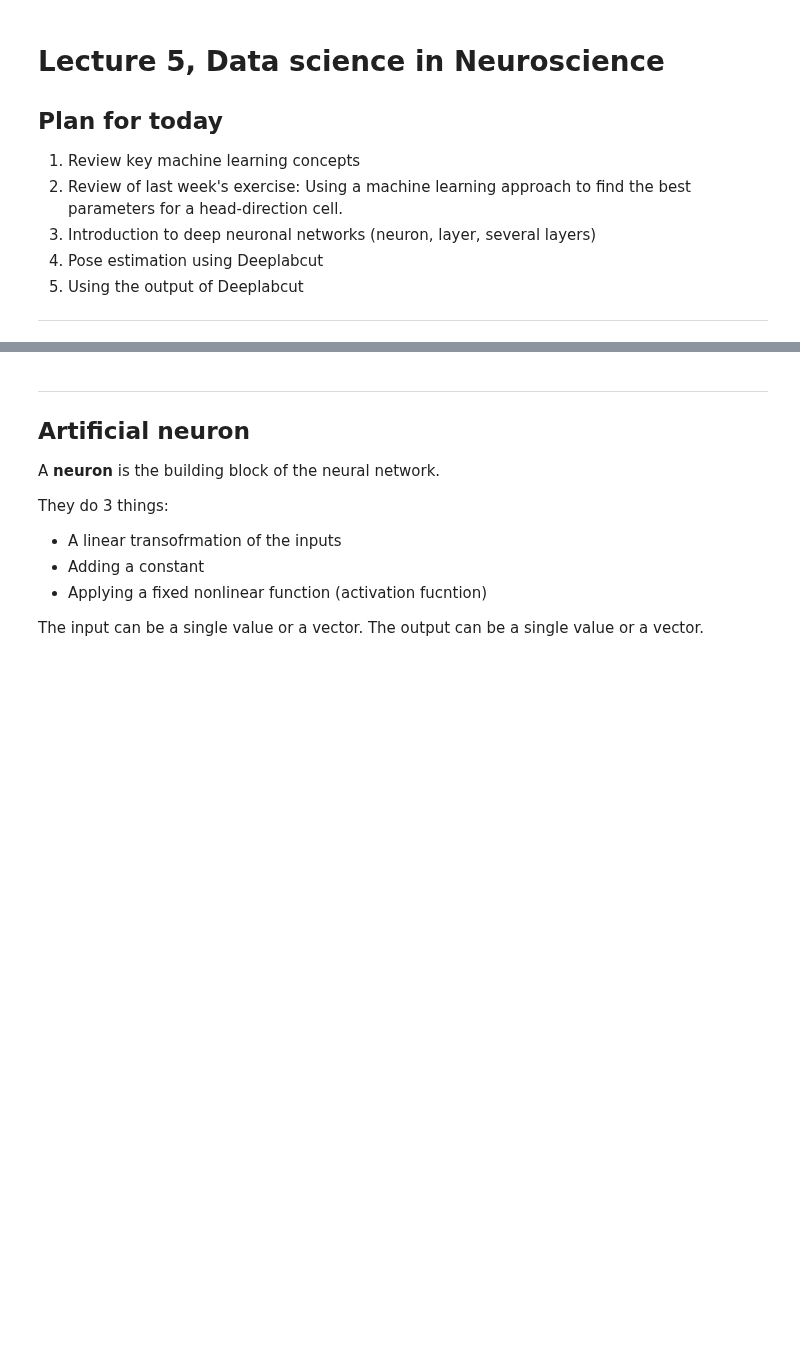
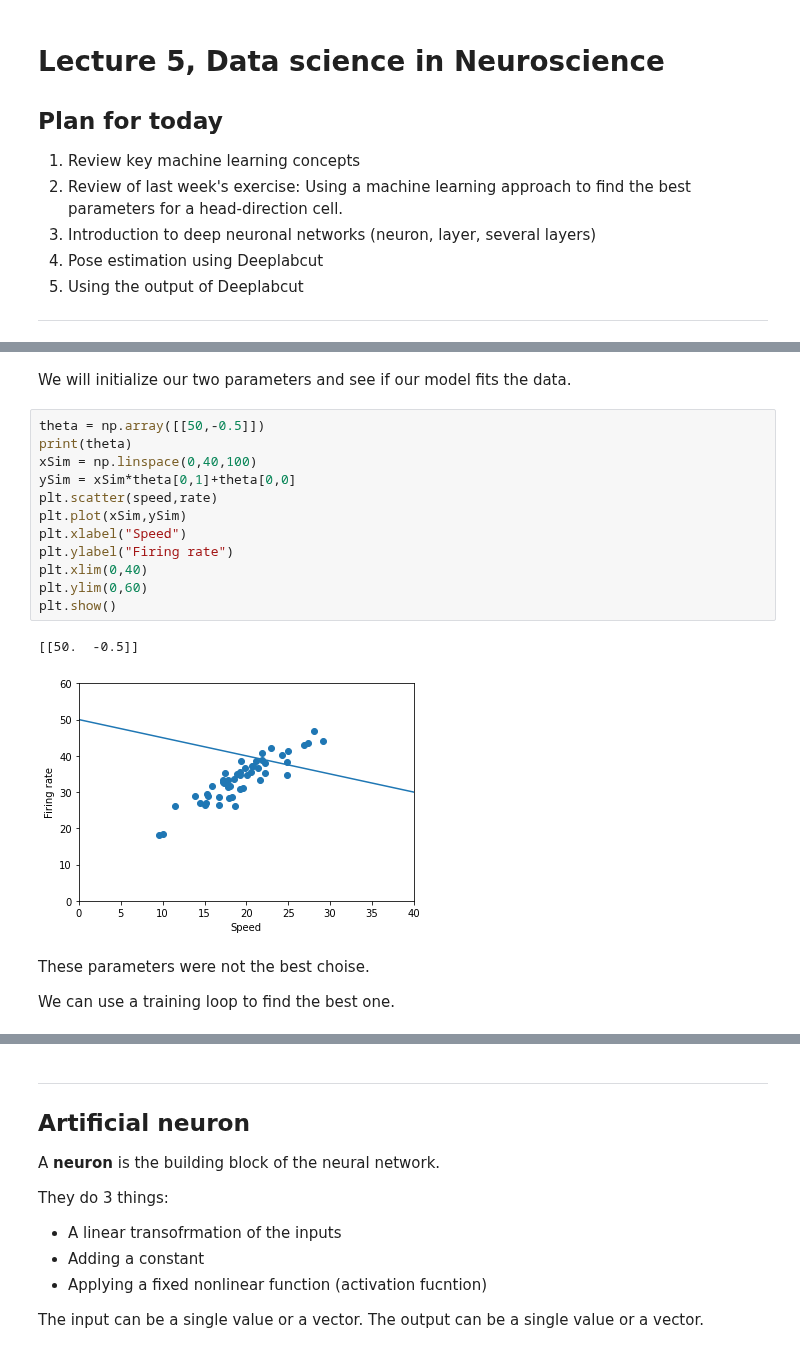
Before and after one commit to kevin-allen/dataScienceNeuro, a Jupyter notebook: notebooks/lecture_05.ipynb, the cells around one changed output, grey strips where cells are left out. Cells and saved outputs as stored; diff of their text form; blank space fills up the shorter version.

```diff
--- a/notebooks/lecture_05.ipynb
+++ b/notebooks/lecture_05.ipynb
@@ -50,0 +96,21 @@ Can you find the best parameters to explain the firing rate of a head direction
+# %% [markdown]
+We will initialize our two parameters and see if our model fits the data.
+# %%
+theta = np.array([[50,-0.5]])
+print(theta)
+xSim = np.linspace(0,40,100)
+ySim = xSim*theta[0,1]+theta[0,0]
+plt.scatter(speed,rate)
+plt.plot(xSim,ySim)
+plt.xlabel("Speed")
+plt.ylabel("Firing rate")
+plt.xlim(0,40)
+plt.ylim(0,60)
+plt.show()
+# %% [output]
+[[50.  -0.5]]
+[figure, added]
+# %% [markdown]
+These parameters were not the best choise.
+
+We can use a training loop to find the best one.
```
Also changed, not shown: parts of 48 cells of this notebook, 9 other files.
